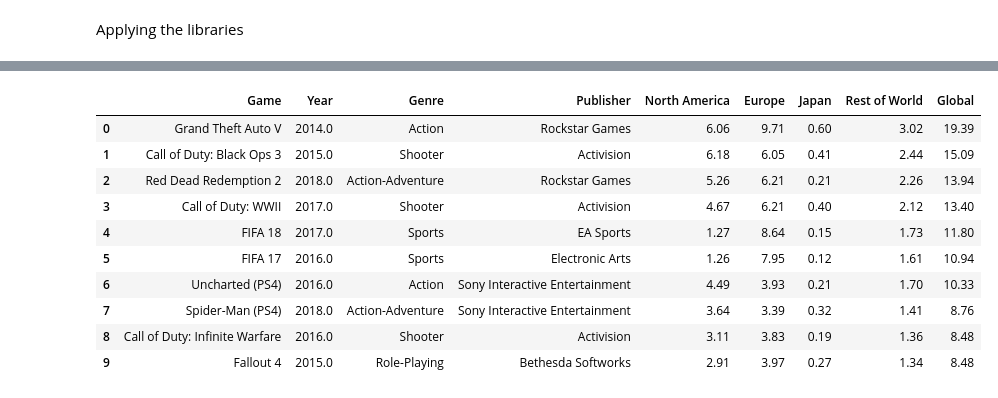
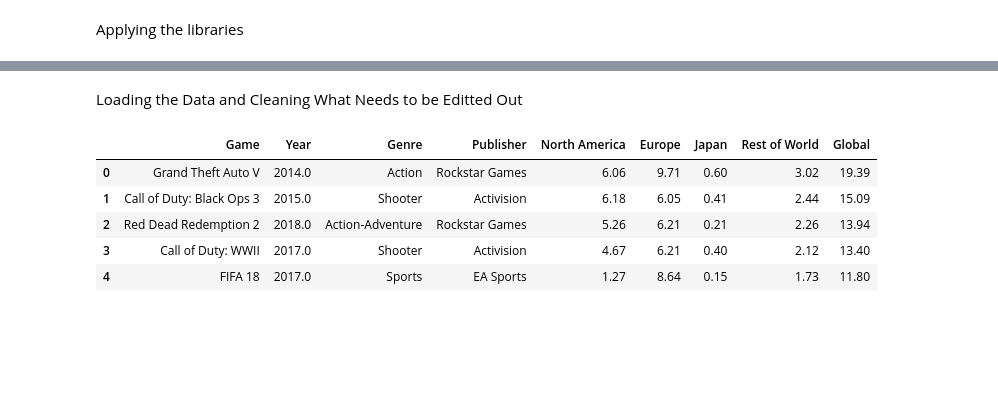
Before and after one commit to Jake-guerrero/Video-Game-Sells, a Jupyter notebook: Video Games.ipynb, the cells around one changed output, grey strips where cells are left out. Drawn from its saved outputs; the diff is of its cells as text; code cells hidden in the pictures; blank space fills up the shorter version.

Commit message:
adding what I got to github

```diff
--- a/Video Games.ipynb
+++ b/Video Games.ipynb
@@ -35,21 +20,20 @@ platform.head()
+# %% [markdown]
+Loading the Data and Cleaning What Needs to be Editted Out
 # %%
 with open('PS4_GamesSales.csv', 'rb') as f:
     result = chardet.detect(f.read())
     encoding = result['encoding']
 playstation = pd.read_csv('PS4_GamesSales.csv', encoding=encoding)
 
+
+
 # Displaying the first top ten games sold to view.
 
-playstation.head(10)
+playstation.head()
 # %% [output]
 |  | Game | Year | Genre | Publisher | North America | Europe | Japan | Rest of World | Global |
 | 0 | Grand Theft Auto V | 2014.0 | Action | Rockstar Games | 6.06 | 9.71 | 0.60 | 3.02 | 19.39 |
 | 1 | Call of Duty: Black Ops 3 | 2015.0 | Shooter | Activision | 6.18 | 6.05 | 0.41 | 2.44 | 15.09 |
 | 2 | Red Dead Redemption 2 | 2018.0 | Action-Adventure | Rockstar Games | 5.26 | 6.21 | 0.21 | 2.26 | 13.94 |
 | 3 | Call of Duty: WWII | 2017.0 | Shooter | Activision | 4.67 | 6.21 | 0.40 | 2.12 | 13.40 |
 | 4 | FIFA 18 | 2017.0 | Sports | EA Sports | 1.27 | 8.64 | 0.15 | 1.73 | 11.80 |
-| 5 | FIFA 17 | 2016.0 | Sports | Electronic Arts | 1.26 | 7.95 | 0.12 | 1.61 | 10.94 |
-| 6 | Uncharted (PS4) | 2016.0 | Action | Sony Interactive Entertainment | 4.49 | 3.93 | 0.21 | 1.70 | 10.33 |
-| 7 | Spider-Man (PS4) | 2018.0 | Action-Adventure | Sony Interactive Entertainment | 3.64 | 3.39 | 0.32 | 1.41 | 8.76 |
-| 8 | Call of Duty: Infinite Warfare | 2016.0 | Shooter | Activision | 3.11 | 3.83 | 0.19 | 1.36 | 8.48 |
-| 9 | Fallout 4 | 2015.0 | Role-Playing | Bethesda Softworks | 2.91 | 3.97 | 0.27 | 1.34 | 8.48 |
```
Also changed, not shown: parts of 14 cells of this notebook, 2 other files.
